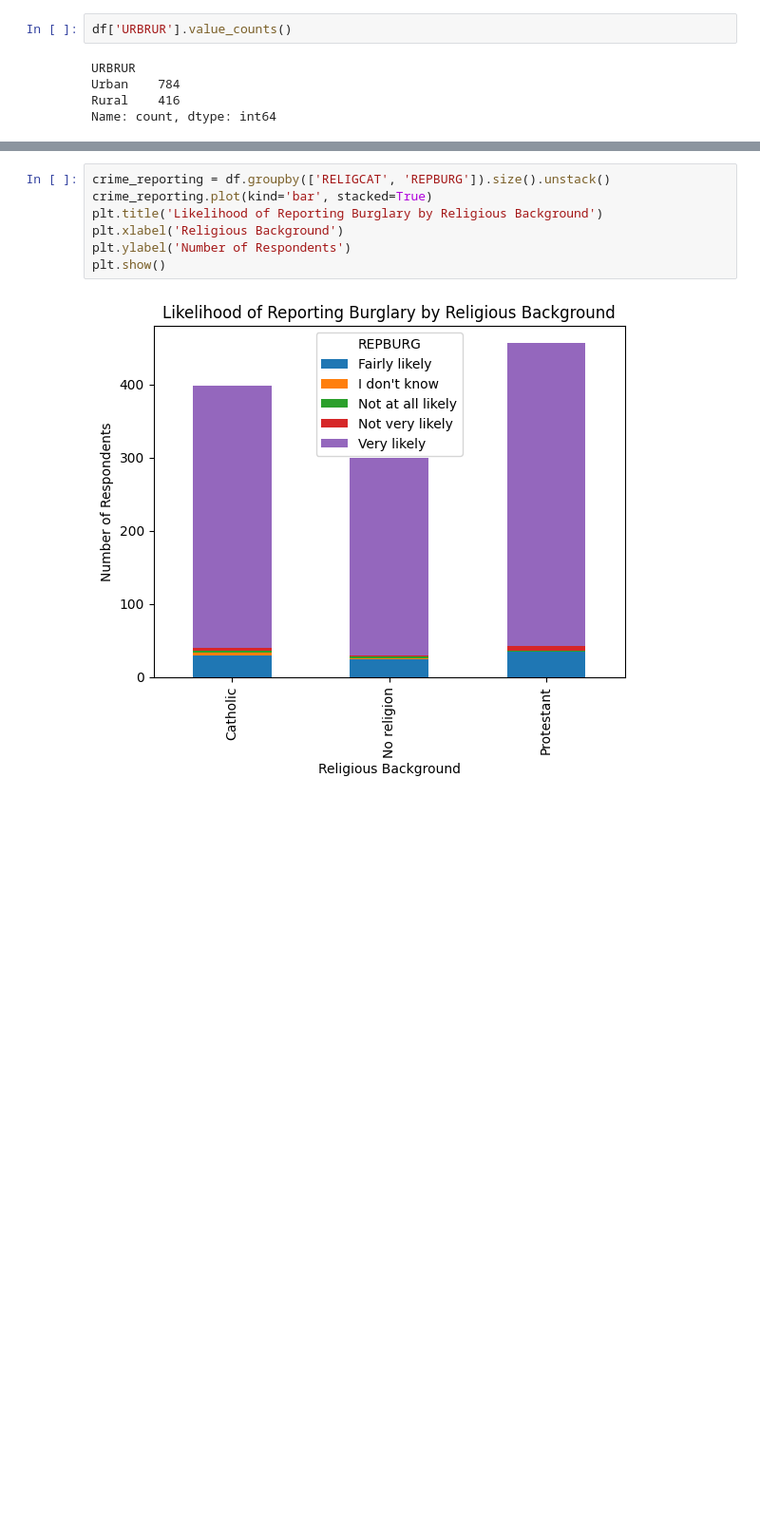
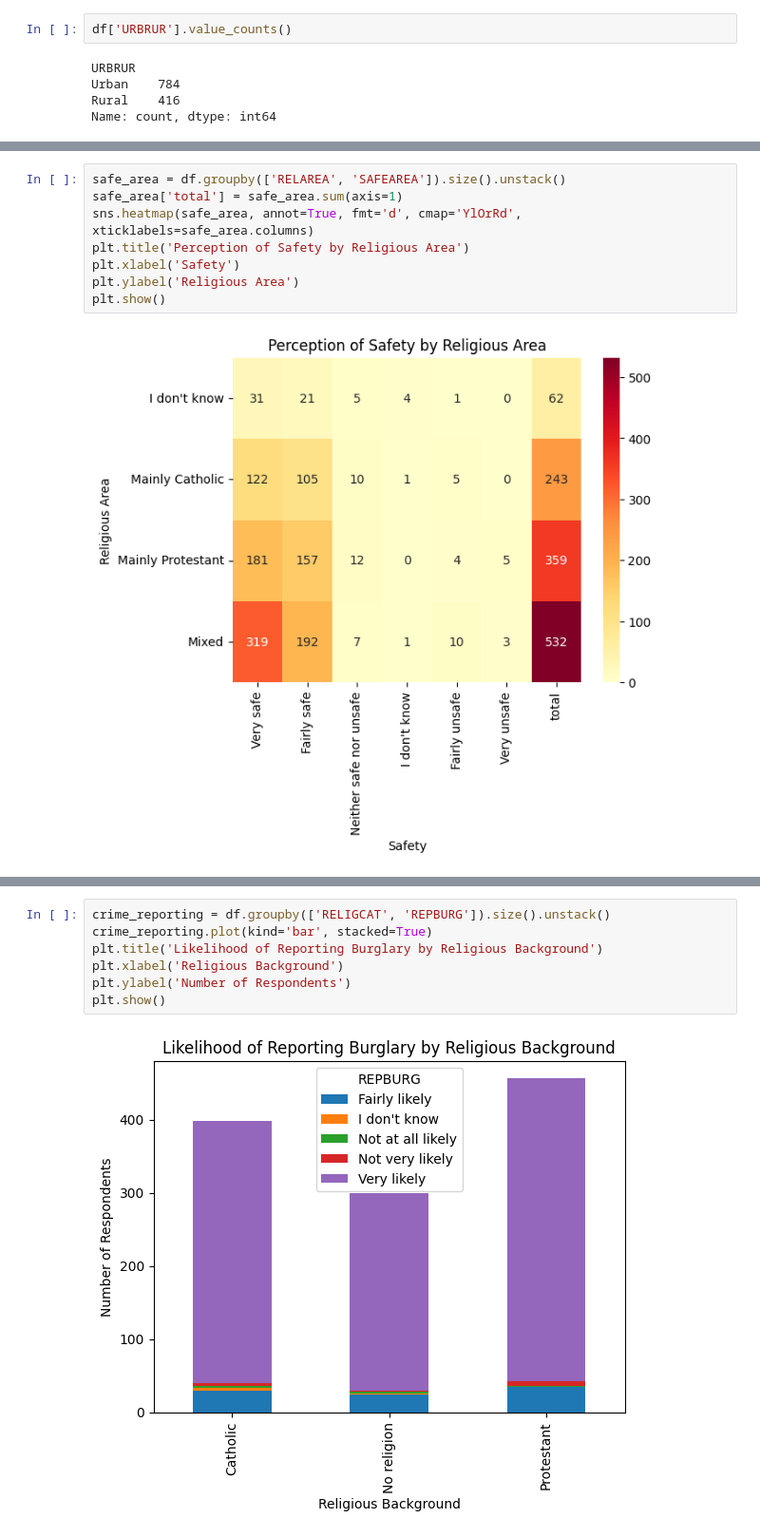
Before and after one commit to 22ai/ireland, a Jupyter notebook: NI_eda/eda.ipynb, the cells around one changed output, grey strips where cells are left out. Shown at 95% size. Drawn from its saved outputs; the diff is of its cells as text; blank space fills up the shorter version.

```diff
--- a/NI_eda/eda.ipynb
+++ b/NI_eda/eda.ipynb
@@ -30,0 +55,10 @@ Name: count, dtype: int64
+# %%
+safe_area = df.groupby(['RELAREA', 'SAFEAREA']).size().unstack()
+safe_area['total'] = safe_area.sum(axis=1)
+sns.heatmap(safe_area, annot=True, fmt='d', cmap='YlOrRd', xticklabels=safe_area.columns)
+plt.title('Perception of Safety by Religious Area')
+plt.xlabel('Safety')
+plt.ylabel('Religious Area')
+plt.show()
+# %% [output]
+[figure, added]
```
Also changed, not shown: parts of 19 cells of this notebook.
